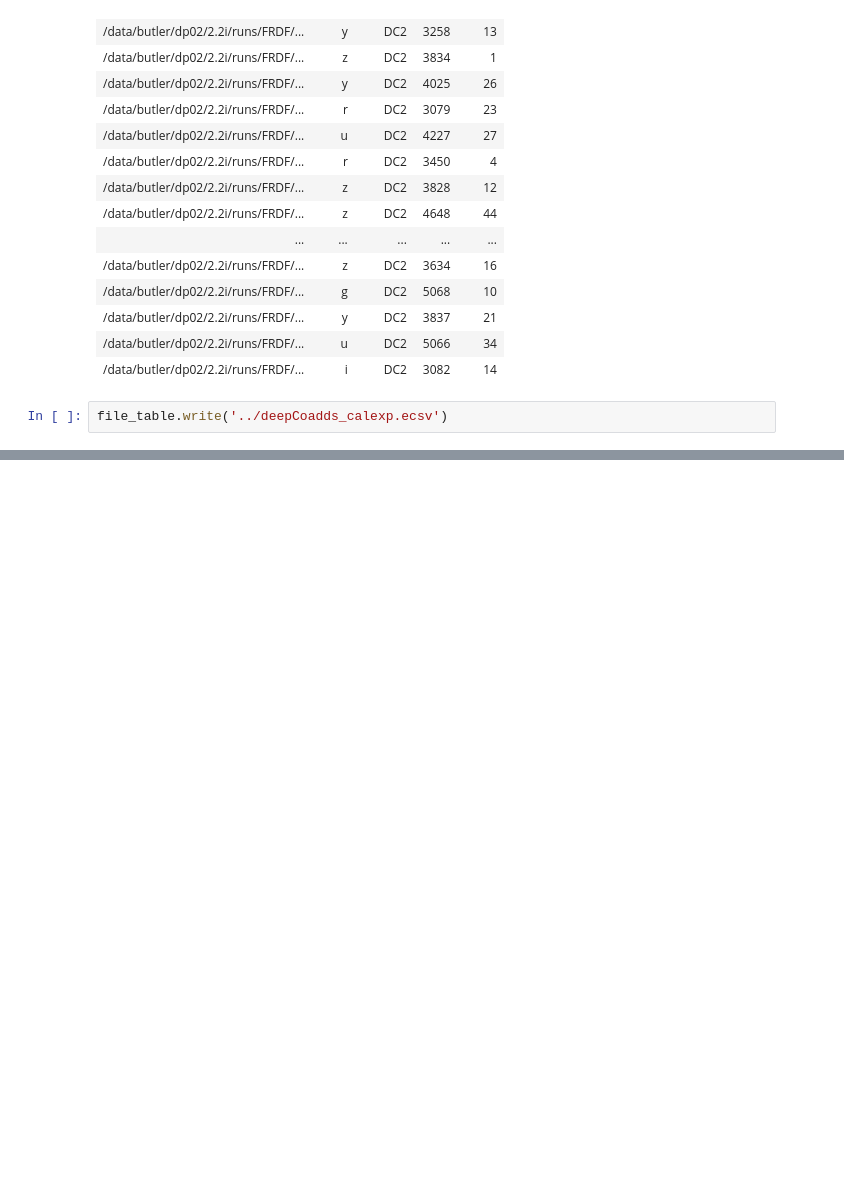
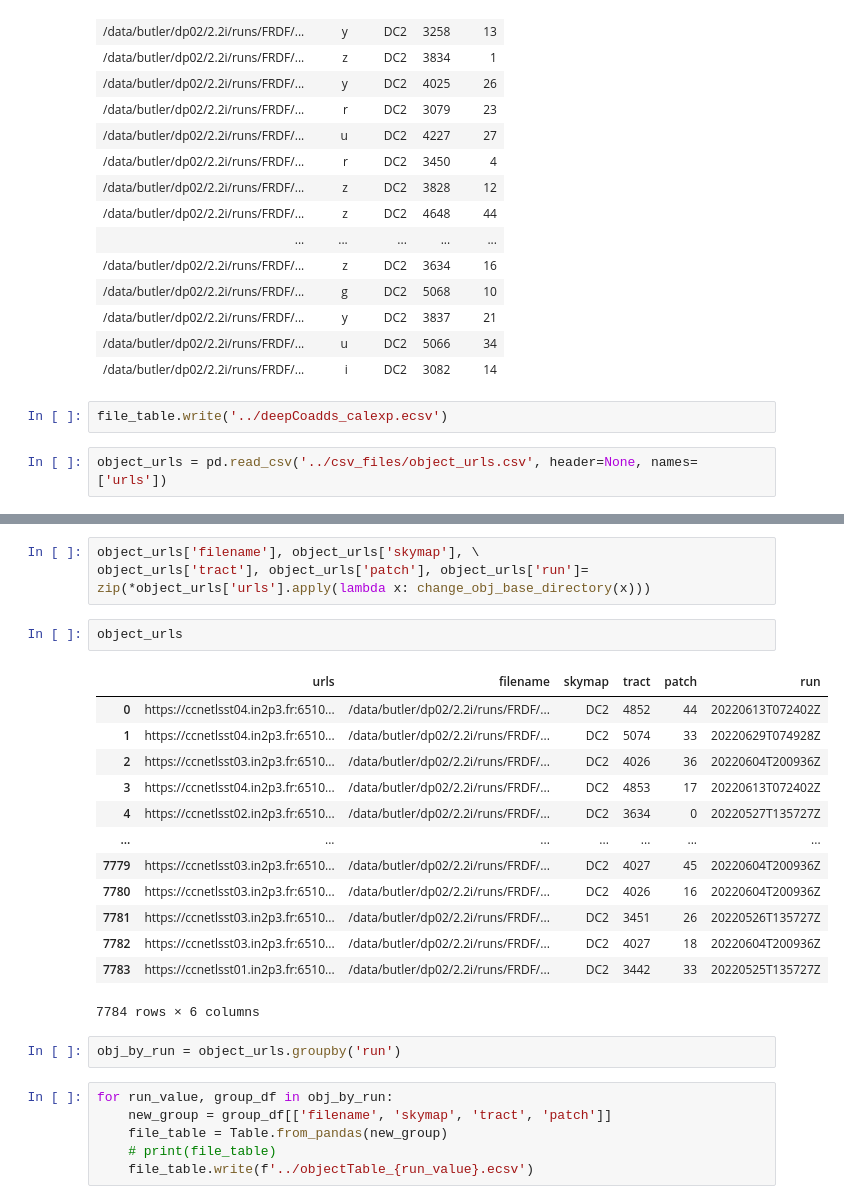
Before and after one commit to lsst-uk/dp02_in2p3_to_somerville, a Jupyter notebook: notebooks/create_table_file.ipynb, the cells around one changed output, grey strips where cells are left out. Cells and saved outputs as stored; diff of their text form; blank space fills up the shorter version.

Commit message:
table file for object table ingestion

```diff
--- a/notebooks/create_table_file.ipynb
+++ b/notebooks/create_table_file.ipynb
@@ -99,3 +98,5 @@ Table length=46739
 | /data/butler/dp02/2.2i/runs/FRDF/... | i | DC2 | 3082 | 14 |
 # %%
 file_table.write('../deepCoadds_calexp.ecsv')
+# %%
+object_urls = pd.read_csv('../csv_files/object_urls.csv', header=None, names=['urls'])
@@ -101,0 +128,27 @@ file_table.write('../deepCoadds_calexp.ecsv')
+# %%
+object_urls['filename'], object_urls['skymap'], \
+object_urls['tract'], object_urls['patch'], object_urls['run']= zip(*object_urls['urls'].apply(lambda x: change_obj_base_directory(x)))
+# %%
+object_urls
+# %% [output]
+|  | urls | filename | skymap | tract | patch | run |
+| 0 | https://ccnetlsst04.in2p3.fr:6510... | /data/butler/dp02/2.2i/runs/FRDF/... | DC2 | 4852 | 44 | 20220613T072402Z |
+| 1 | https://ccnetlsst04.in2p3.fr:6510... | /data/butler/dp02/2.2i/runs/FRDF/... | DC2 | 5074 | 33 | 20220629T074928Z |
+| 2 | https://ccnetlsst03.in2p3.fr:6510... | /data/butler/dp02/2.2i/runs/FRDF/... | DC2 | 4026 | 36 | 20220604T200936Z |
+| 3 | https://ccnetlsst04.in2p3.fr:6510... | /data/butler/dp02/2.2i/runs/FRDF/... | DC2 | 4853 | 17 | 20220613T072402Z |
+| 4 | https://ccnetlsst02.in2p3.fr:6510... | /data/butler/dp02/2.2i/runs/FRDF/... | DC2 | 3634 | 0 | 20220527T135727Z |
+| ... | ... | ... | ... | ... | ... | ... |
+| 7779 | https://ccnetlsst03.in2p3.fr:6510... | /data/butler/dp02/2.2i/runs/FRDF/... | DC2 | 4027 | 45 | 20220604T200936Z |
+| 7780 | https://ccnetlsst03.in2p3.fr:6510... | /data/butler/dp02/2.2i/runs/FRDF/... | DC2 | 4026 | 16 | 20220604T200936Z |
+| 7781 | https://ccnetlsst03.in2p3.fr:6510... | /data/butler/dp02/2.2i/runs/FRDF/... | DC2 | 3451 | 26 | 20220526T135727Z |
+| 7782 | https://ccnetlsst03.in2p3.fr:6510... | /data/butler/dp02/2.2i/runs/FRDF/... | DC2 | 4027 | 18 | 20220604T200936Z |
+| 7783 | https://ccnetlsst01.in2p3.fr:6510... | /data/butler/dp02/2.2i/runs/FRDF/... | DC2 | 3442 | 33 | 20220525T135727Z |
+7784 rows × 6 columns
+# %%
+obj_by_run = object_urls.groupby('run')
+# %%
+for run_value, group_df in obj_by_run:
+    new_group = group_df[['filename', 'skymap', 'tract', 'patch']]
+    file_table = Table.from_pandas(new_group)
+    # print(file_table)
+    file_table.write(f'../objectTable_{run_value}.ecsv')
```
Also changed, not shown: parts of 3 cells of this notebook.
